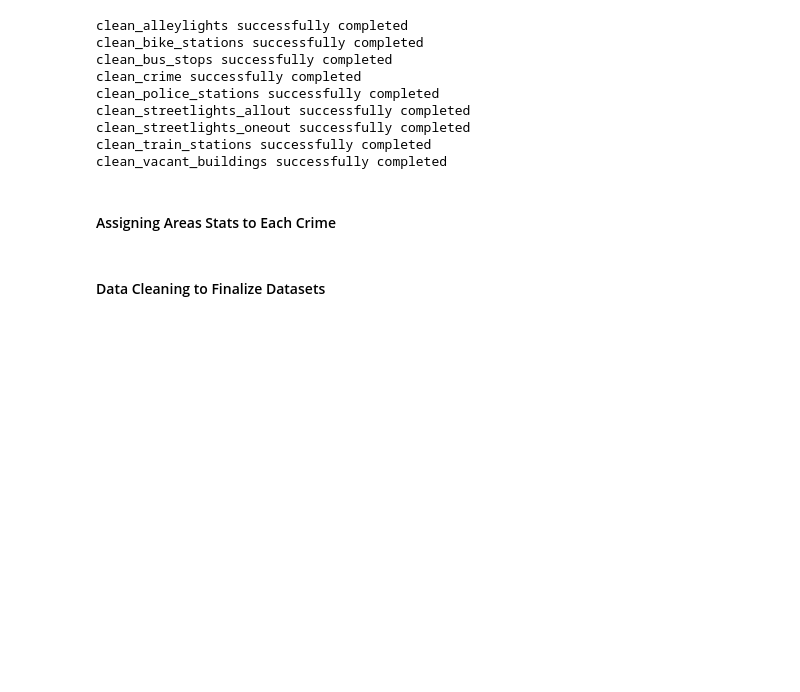
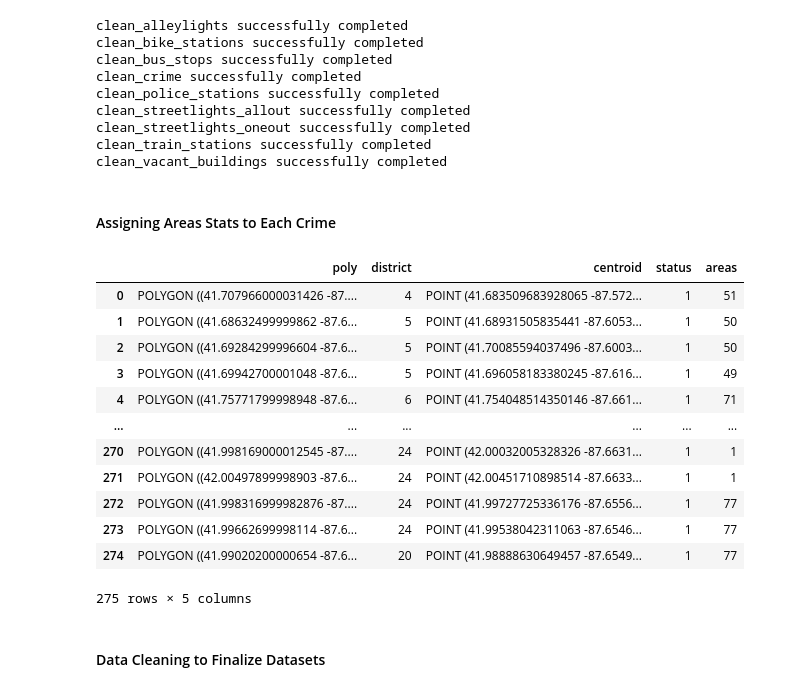
Before and after one commit to evanameyer1/Uncovering-New-Factors-In-Chicago-Crime-through-Regression-Models, a Jupyter notebook: models/notebooks/02_geospatial_analysis.ipynb, the cells around one changed output. Saved outputs shown, nothing was run; the diff lists cells and outputs as text; code cells hidden in the pictures; blank space fills up the shorter version.

```diff
--- a/models/notebooks/02_geospatial_analysis.ipynb
+++ b/models/notebooks/02_geospatial_analysis.ipynb
@@ -192,0 +202,17 @@ data['clean_crime'] = determine_area_for_crimes(data['clean_crime'])
+# %%
+clean_disadvantaged_areas['centroid'] = clean_disadvantaged_areas['poly'].apply(lambda poly : poly.centroid)
+clean_disadvantaged_areas
+# %% [output]
+|  | poly | district | centroid | status | areas |
+| 0 | POLYGON ((41.707966000031426 -87.... | 4 | POINT (41.683509683928065 -87.572... | 1 | 51 |
+| 1 | POLYGON ((41.68632499999862 -87.6... | 5 | POINT (41.68931505835441 -87.6053... | 1 | 50 |
+| 2 | POLYGON ((41.69284299996604 -87.6... | 5 | POINT (41.70085594037496 -87.6003... | 1 | 50 |
+| 3 | POLYGON ((41.69942700001048 -87.6... | 5 | POINT (41.696058183380245 -87.616... | 1 | 49 |
+| 4 | POLYGON ((41.75771799998948 -87.6... | 6 | POINT (41.754048514350146 -87.661... | 1 | 71 |
+| ... | ... | ... | ... | ... | ... |
+| 270 | POLYGON ((41.998169000012545 -87.... | 24 | POINT (42.00032005328326 -87.6631... | 1 | 1 |
+| 271 | POLYGON ((42.00497899998903 -87.6... | 24 | POINT (42.00451710898514 -87.6633... | 1 | 1 |
+| 272 | POLYGON ((41.998316999982876 -87.... | 24 | POINT (41.99727725336176 -87.6556... | 1 | 77 |
+| 273 | POLYGON ((41.99662699998114 -87.6... | 24 | POINT (41.99538042311063 -87.6546... | 1 | 77 |
+| 274 | POLYGON ((41.99020200000654 -87.6... | 20 | POINT (41.98888630649457 -87.6549... | 1 | 77 |
+275 rows × 5 columns
```
Also changed, not shown: parts of 13 cells of this notebook, 3 other files.
